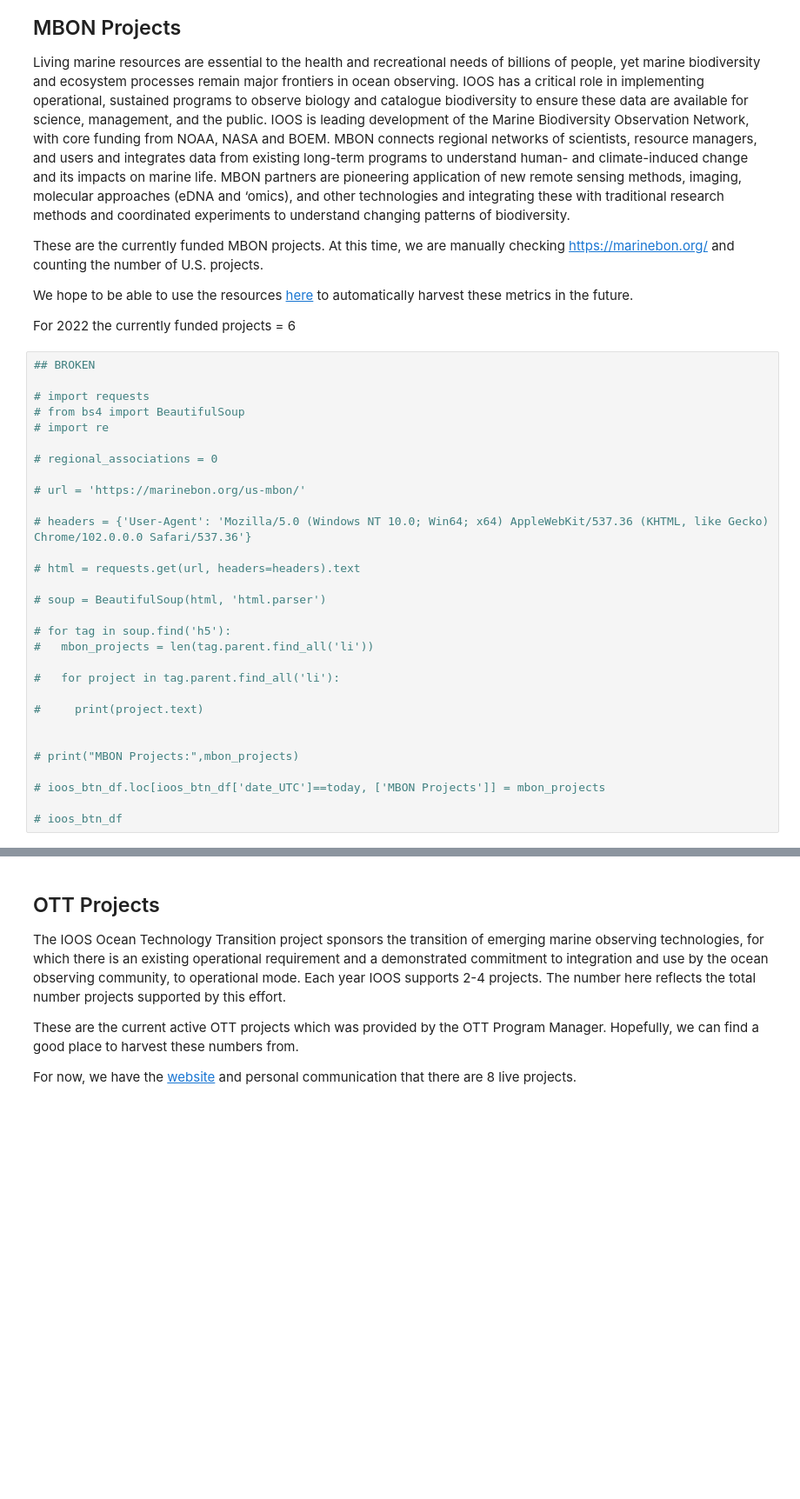
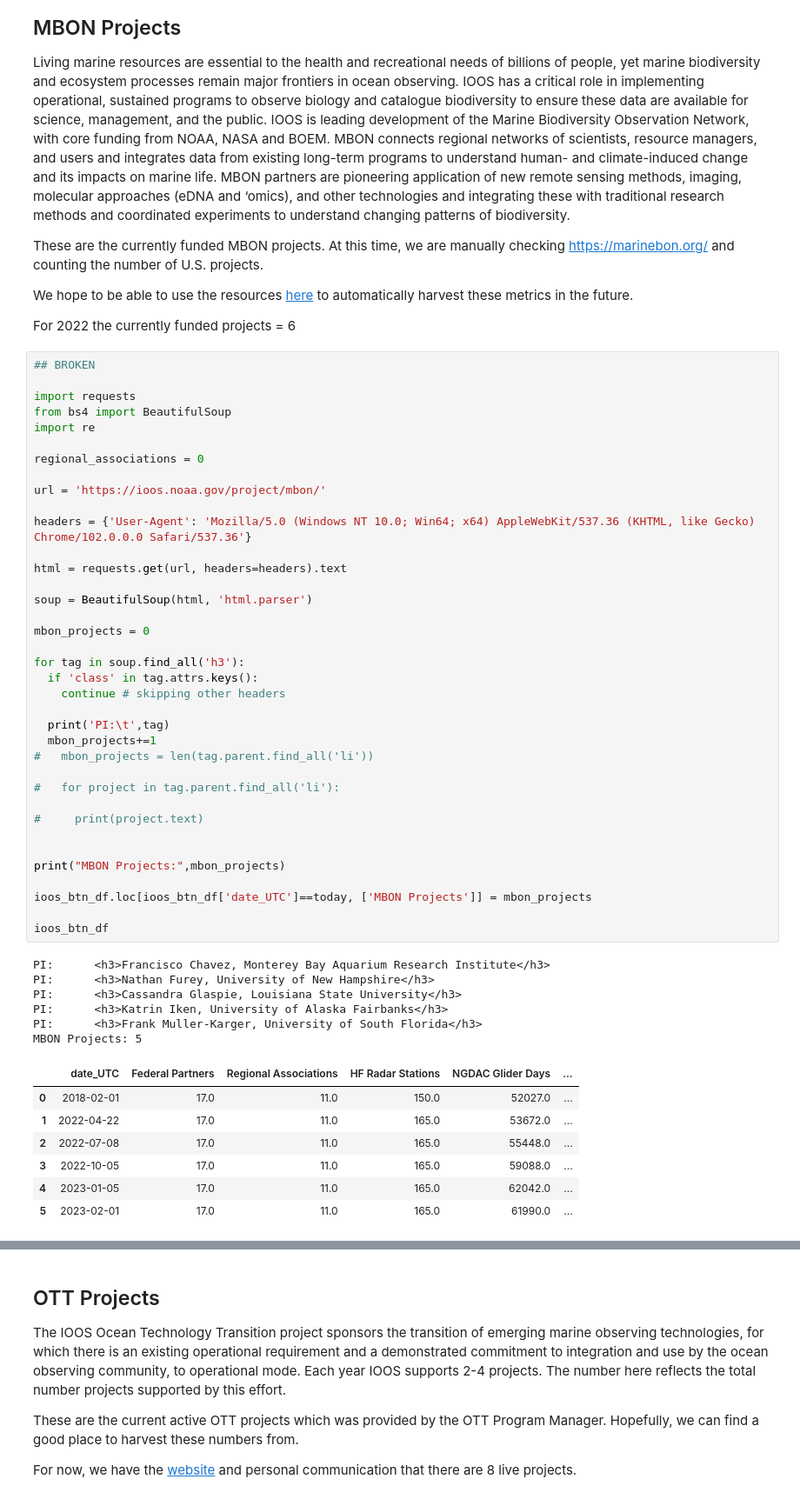
Before and after one commit to ioos/ioos_metrics, a Jupyter notebook: IOOS_BTN.ipynb, the cells around one changed output, grey strips where cells are left out. Shown: that part at 87% size. Drawn from its saved outputs; the diff is of its cells as text; blank space fills up the shorter version.

```diff
--- a/IOOS_BTN.ipynb
+++ b/IOOS_BTN.ipynb
@@ -798,30 +783,51 @@ For 2022 the currently funded projects = 6
 # %%
 ## BROKEN
 
-# import requests
-# from bs4 import BeautifulSoup
-# import re
+import requests
+from bs4 import BeautifulSoup
+import re
 
-# regional_associations = 0
+regional_associations = 0
 
-# url = 'https://marinebon.org/us-mbon/'
+url = 'https://ioos.noaa.gov/project/mbon/'
 
-# headers = {'User-Agent': 'Mozilla/5.0 (Windows NT 10.0; Win64; x64) AppleWebKit/537.36 (KHTML, like Gecko) Chrome/102.0.0.0 Safari/537.36'}
+headers = {'User-Agent': 'Mozilla/5.0 (Windows NT 10.0; Win64; x64) AppleWebKit/537.36 (KHTML, like Gecko) Chrome/102.0.0.0 Safari/537.36'}
 
-# html = requests.get(url, headers=headers).text
+html = requests.get(url, headers=headers).text
 
-# soup = BeautifulSoup(html, 'html.parser')
+soup = BeautifulSoup(html, 'html.parser')
 
-# for tag in soup.find('h5'):
+mbon_projects = 0
+
+for tag in soup.find_all('h3'):
+  if 'class' in tag.attrs.keys():
+    continue # skipping other headers
+
+  print('PI:\t',tag)
+  mbon_projects+=1
 #   mbon_projects = len(tag.parent.find_all('li'))
 
 #   for project in tag.parent.find_all('li'):
 
 #     print(project.text)
 
 
-# print("MBON Projects:",mbon_projects)
+print("MBON Projects:",mbon_projects)
 
-# ioos_btn_df.loc[ioos_btn_df['date_UTC']==today, ['MBON Projects']] = mbon_projects
+ioos_btn_df.loc[ioos_btn_df['date_UTC']==today, ['MBON Projects']] = mbon_projects
 
-# ioos_btn_df
+ioos_btn_df
+# %% [output]
+PI:      <h3>Francisco Chavez, Monterey Bay Aquarium Research Institute</h3>
+PI:      <h3>Nathan Furey, University of New Hampshire</h3>
+PI:      <h3>Cassandra Glaspie, Louisiana State University</h3>
+PI:      <h3>Katrin Iken, University of Alaska Fairbanks</h3>
+PI:      <h3>Frank Muller-Karger, University of South Florida</h3>
+MBON Projects: 5
+|  | date_UTC | Federal Partners | Regional Associations | HF Radar Stations | NGDAC Glider Days | ... |
+| 0 | 2018-02-01 | 17.0 | 11.0 | 150.0 | 52027.0 | ... |
+| 1 | 2022-04-22 | 17.0 | 11.0 | 165.0 | 53672.0 | ... |
+| 2 | 2022-07-08 | 17.0 | 11.0 | 165.0 | 55448.0 | ... |
+| 3 | 2022-10-05 | 17.0 | 11.0 | 165.0 | 59088.0 | ... |
+| 4 | 2023-01-05 | 17.0 | 11.0 | 165.0 | 62042.0 | ... |
+| 5 | 2023-02-01 | 17.0 | 11.0 | 165.0 | 61990.0 | ... |
```
Also changed, not shown: parts of 29 cells of this notebook.
